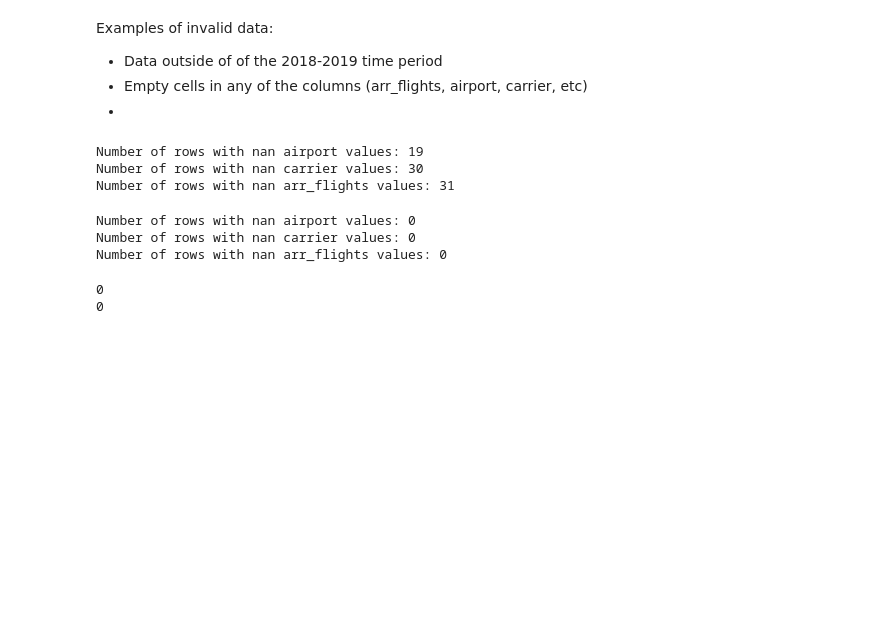
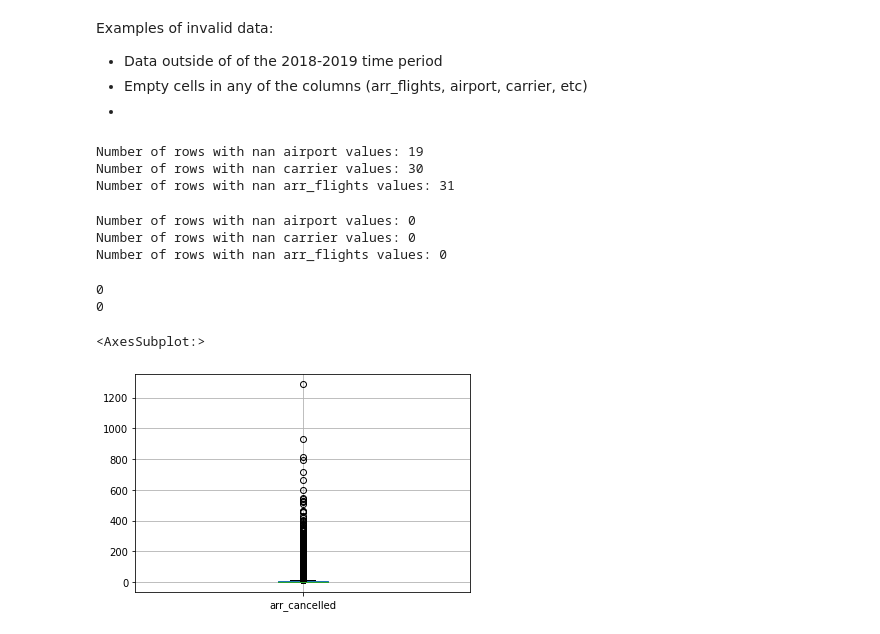
Before and after one commit to Davis-Data-Science-Club/Pandas-Tutorial, a Jupyter notebook: airline_delays_analysis.ipynb, the cells around one changed output. Saved outputs shown, nothing was run; the diff lists cells and outputs as text; code cells hidden in the pictures; blank space fills up the shorter version.

```diff
--- a/airline_delays_analysis.ipynb
+++ b/airline_delays_analysis.ipynb
@@ -105,6 +108,11 @@ print(len(nan_rows))
 # %% [output]
 0
 0
+# %%
+df.boxplot(column=['arr_cancelled'])
+# %% [output]
+<AxesSubplot:>
+[figure, added]
 # %%
 
 df['date'] = pd.to_datetime(df['date'], format='%Y-%m').dt.strftime(('%Y-%m'))
```
Also changed, not shown: parts of 2 cells of this notebook, 2 other files.
